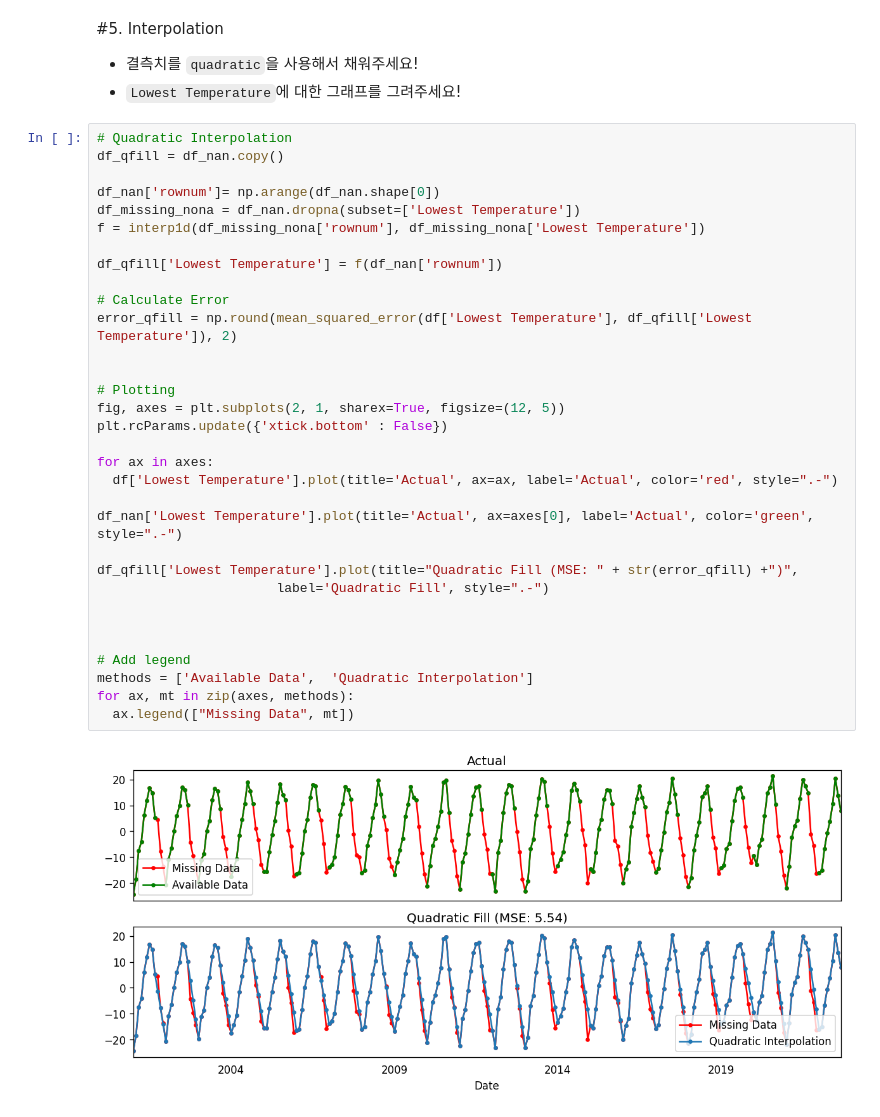
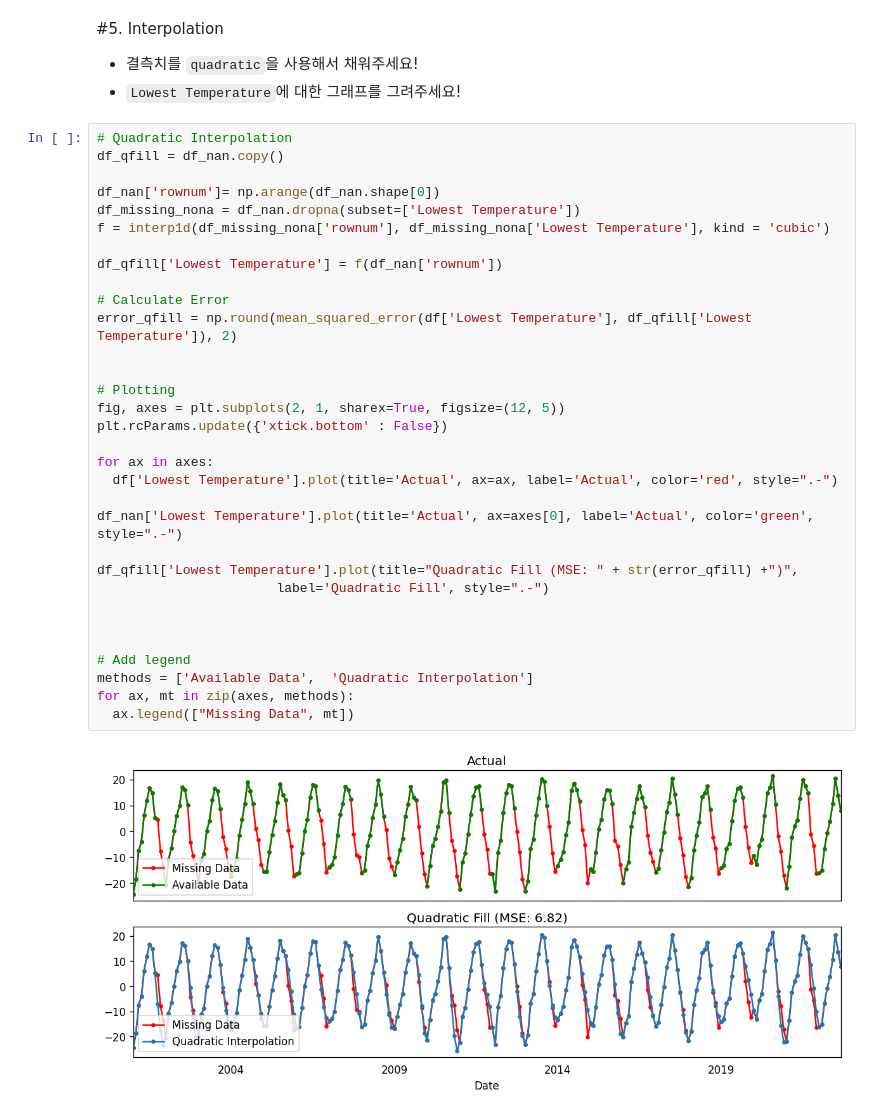
Before and after one commit to egoi5t/DAP_, a Jupyter notebook: Lecture_7의_사본.ipynb, the cells around one changed output. Drawn from its saved outputs; the diff is of its cells as text.

```diff
--- a/Lecture_7의_사본.ipynb
+++ b/Lecture_7의_사본.ipynb
@@ -295,32 +295,32 @@ Date
 df_qfill = df_nan.copy()
 
 df_nan['rownum']= np.arange(df_nan.shape[0])
 df_missing_nona = df_nan.dropna(subset=['Lowest Temperature'])
-f = interp1d(df_missing_nona['rownum'], df_missing_nona['Lowest Temperature'])
+f = interp1d(df_missing_nona['rownum'], df_missing_nona['Lowest Temperature'], kind = 'cubic')
 
 df_qfill['Lowest Temperature'] = f(df_nan['rownum'])
 
 # Calculate Error
 error_qfill = np.round(mean_squared_error(df['Lowest Temperature'], df_qfill['Lowest Temperature']), 2)
 
 
 # Plotting
 fig, axes = plt.subplots(2, 1, sharex=True, figsize=(12, 5))
 plt.rcParams.update({'xtick.bottom' : False})
 
 for ax in axes:
   df['Lowest Temperature'].plot(title='Actual', ax=ax, label='Actual', color='red', style=".-")
 
 df_nan['Lowest Temperature'].plot(title='Actual', ax=axes[0], label='Actual', color='green', style=".-")
 
 df_qfill['Lowest Temperature'].plot(title="Quadratic Fill (MSE: " + str(error_qfill) +")",
                        label='Quadratic Fill', style=".-")
 
 
 
 # Add legend
 methods = ['Available Data',  'Quadratic Interpolation']
 for ax, mt in zip(axes, methods):
   ax.legend(["Missing Data", mt])
 # %% [output]
-[figure, old version]
+[figure, new version]
```
